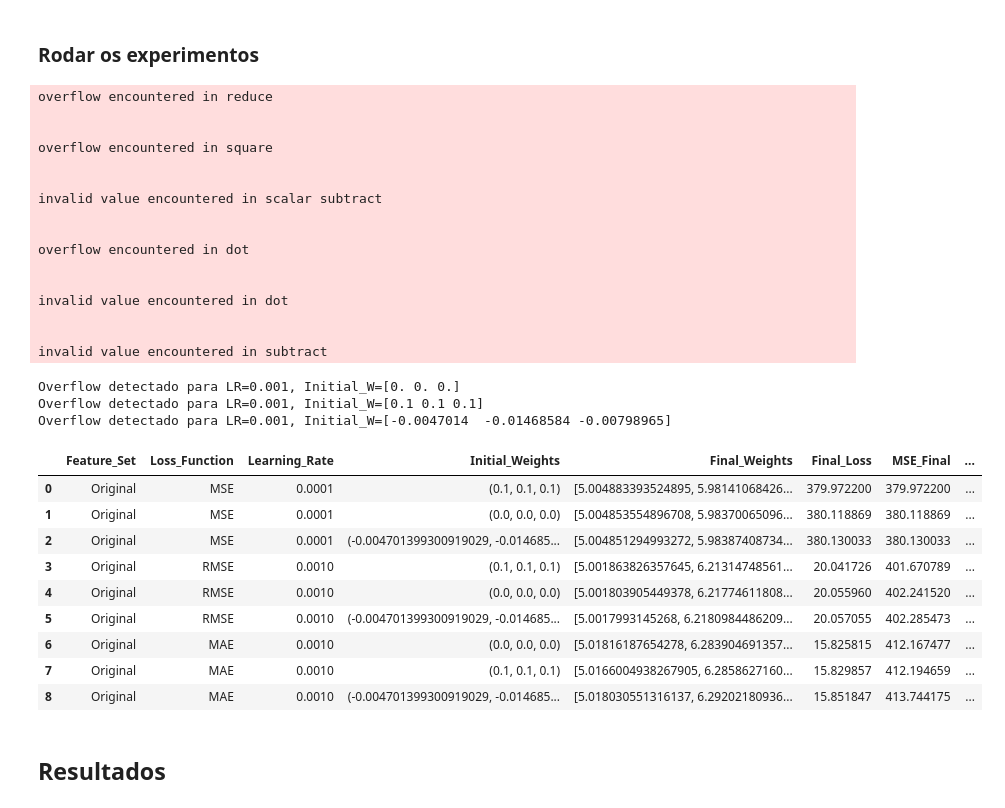
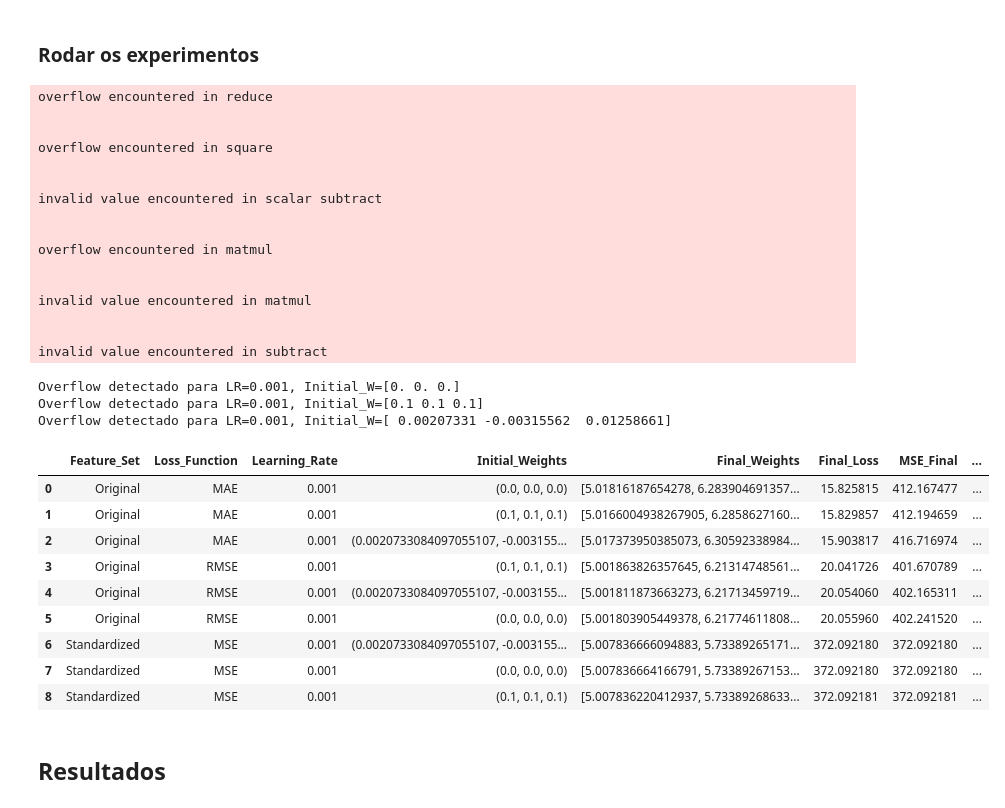
Before and after one commit to matheusssilva991/rna_tarefas_mestrado, a Jupyter notebook: src/tarefa2.ipynb, the cells around one changed output. Drawn from its saved outputs; the diff is of its cells as text; code cells hidden in the pictures.

```diff
--- a/src/tarefa2.ipynb
+++ b/src/tarefa2.ipynb
@@ -164,17 +156,21 @@ tolerance = 1e-6
 # %%
 dict_results = {}
 
-for feature_set, feature_name, target_data in zip(features_list, features_names, targets_list):
+for feature_set, feature_name in zip(features_list, features_names):
     x_data = feature_set['x'].values
     y_data = feature_set['y'].values
-    z_data = target_data
+    z_data = y.values
 
     x_data_orig = features['x'].values
     y_data_orig = features['y'].values
-    z_data_orig = y
 
     for loss_fn_name, loss_fn_maker in zip(loss_fn_names, loss_fn_makers):
-        loss_function, grad_loss_function = loss_fn_maker(x_data, y_data, z_data)
+        loss_function, grad_loss_function = None, None
+
+        if feature_name == 'Original':
+            loss_function, grad_loss_function = loss_fn_maker(x_data ** 3, y_data ** 2, z_data)
+        else:
+            loss_function, grad_loss_function = loss_fn_maker(x_data, y_data, z_data)
 
         for lr in learning_rates:
             for initial_w in initial_weights:
@@ -194,15 +190,15 @@ for feature_set, feature_name, target_data in zip(features_list, features_names,
                     continue
 
                 if feature_name == 'Standardized':
-                    weights[-1] = std_scaler_x.desnormalize_weights(weights[-1])
+                    weights[-1] = standard_scaler.desnormalize_weights(weights[-1])
                 elif feature_name == 'Normalized':
-                    weights[-1] = minmax_scaler_x.desnormalize_weights(weights[-1])
+                    weights[-1] = min_max_scaler.desnormalize_weights(weights[-1])
 
                 function_aprox = make_function(weights[-1])
 
-                mse_final = np.mean((z_data_orig - function_aprox(x_data_orig, y_data_orig)) ** 2)
+                mse_final = np.mean((z_data - function_aprox(x_data_orig, y_data_orig)) ** 2)
                 rmse_final = np.sqrt(mse_final)
-                mae_final = np.mean(np.abs(z_data_orig - function_aprox(x_data_orig, y_data_orig)))
+                mae_final = np.mean(np.abs(z_data - function_aprox(x_data_orig, y_data_orig)))
 
                 key = (feature_name, loss_fn_name, lr, tuple(initial_w))
                 dict_results[key] = {
@@ -231,46 +227,46 @@ df_result = pd.DataFrame([
 ])
 
 df_result_to_save = df_result.copy()
 df_result_to_save['Learning_Rate'] = df_result_to_save['Learning_Rate'].apply(lambda x: f"{float(x):.6g}")
 df_result_to_save['Initial_Weights'] = df_result_to_save['Initial_Weights'].apply(lambda x: np.array(x).tolist())
 df_result_to_save['Final_Weights'] = df_result_to_save['Final_Weights'].apply(lambda x: np.array(x).tolist())
 
 df_result_to_save['Initial_Weights'] = df_result_to_save['Initial_Weights'].apply(lambda x: str(x))
 df_result_to_save['Final_Weights'] = df_result_to_save['Final_Weights'].apply(lambda x: str(x))
 
 df_result_to_save.to_excel('../output/tarefa2_results.xlsx', index=False, float_format="%.6g")
 
-df_result.sort_values(by='MAE_Final').groupby('Loss_Function').head(3).reset_index(drop=True)
+df_result.sort_values(by='Final_Loss').groupby('Loss_Function').head(4).reset_index(drop=True)
 # %% [output]
 overflow encountered in reduce
 
 
 overflow encountered in square
 
 
 invalid value encountered in scalar subtract
 
 
-overflow encountered in dot
+overflow encountered in matmul
 
 
-invalid value encountered in dot
+invalid value encountered in matmul
 
 
 invalid value encountered in subtract
 Overflow detectado para LR=0.001, Initial_W=[0. 0. 0.]
 Overflow detectado para LR=0.001, Initial_W=[0.1 0.1 0.1]
-Overflow detectado para LR=0.001, Initial_W=[-0.0047014  -0.01468584 -0.00798965]
+Overflow detectado para LR=0.001, Initial_W=[ 0.00207331 -0.00315562  0.01258661]
 |  | Feature_Set | Loss_Function | Learning_Rate | Initial_Weights | Final_Weights | Final_Loss | MSE_Final | ... |
-| 0 | Original | MSE | 0.0001 | (0.1, 0.1, 0.1) | [5.004883393524895, 5.98141068426... | 379.972200 | 379.972200 | ... |
-| 1 | Original | MSE | 0.0001 | (0.0, 0.0, 0.0) | [5.004853554896708, 5.98370065096... | 380.118869 | 380.118869 | ... |
-| 2 | Original | MSE | 0.0001 | (-0.004701399300919029, -0.014685... | [5.004851294993272, 5.98387408734... | 380.130033 | 380.130033 | ... |
-| 3 | Original | RMSE | 0.0010 | (0.1, 0.1, 0.1) | [5.001863826357645, 6.21314748561... | 20.041726 | 401.670789 | ... |
-| 4 | Original | RMSE | 0.0010 | (0.0, 0.0, 0.0) | [5.001803905449378, 6.21774611808... | 20.055960 | 402.241520 | ... |
-| 5 | Original | RMSE | 0.0010 | (-0.004701399300919029, -0.014685... | [5.0017993145268, 6.2180984486209... | 20.057055 | 402.285473 | ... |
-| 6 | Original | MAE | 0.0010 | (0.0, 0.0, 0.0) | [5.01816187654278, 6.283904691357... | 15.825815 | 412.167477 | ... |
-| 7 | Original | MAE | 0.0010 | (0.1, 0.1, 0.1) | [5.0166004938267905, 6.2858627160... | 15.829857 | 412.194659 | ... |
-| 8 | Original | MAE | 0.0010 | (-0.004701399300919029, -0.014685... | [5.018030551316137, 6.29202180936... | 15.851847 | 413.744175 | ... |
+| 0 | Original | MAE | 0.001 | (0.0, 0.0, 0.0) | [5.01816187654278, 6.283904691357... | 15.825815 | 412.167477 | ... |
+| 1 | Original | MAE | 0.001 | (0.1, 0.1, 0.1) | [5.0166004938267905, 6.2858627160... | 15.829857 | 412.194659 | ... |
+| 2 | Original | MAE | 0.001 | (0.0020733084097055107, -0.003155... | [5.017373950385073, 6.30592338984... | 15.903817 | 416.716974 | ... |
+| 3 | Original | RMSE | 0.001 | (0.1, 0.1, 0.1) | [5.001863826357645, 6.21314748561... | 20.041726 | 401.670789 | ... |
+| 4 | Original | RMSE | 0.001 | (0.0020733084097055107, -0.003155... | [5.001811873663273, 6.21713459719... | 20.054060 | 402.165311 | ... |
+| 5 | Original | RMSE | 0.001 | (0.0, 0.0, 0.0) | [5.001803905449378, 6.21774611808... | 20.055960 | 402.241520 | ... |
+| 6 | Standardized | MSE | 0.001 | (0.0020733084097055107, -0.003155... | [5.007836666094883, 5.73389265171... | 372.092180 | 372.092180 | ... |
+| 7 | Standardized | MSE | 0.001 | (0.0, 0.0, 0.0) | [5.007836664166791, 5.73389267153... | 372.092180 | 372.092180 | ... |
+| 8 | Standardized | MSE | 0.001 | (0.1, 0.1, 0.1) | [5.007836220412937, 5.73389268633... | 372.092181 | 372.092181 | ... |
 # %% [markdown]
 ## Resultados
 # %% [markdown]
```
Also changed, not shown: parts of 5 cells of this notebook, 6 other files.
